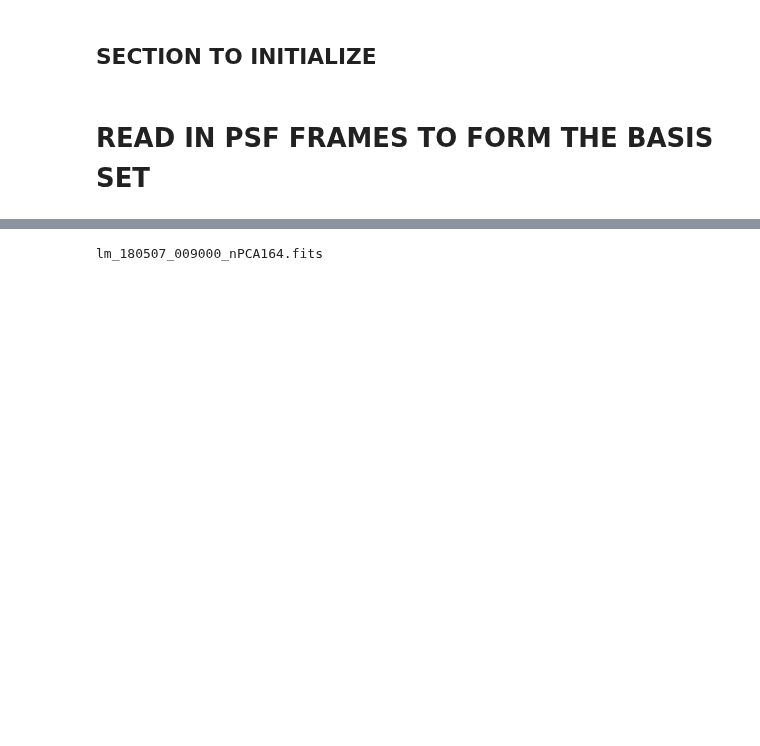
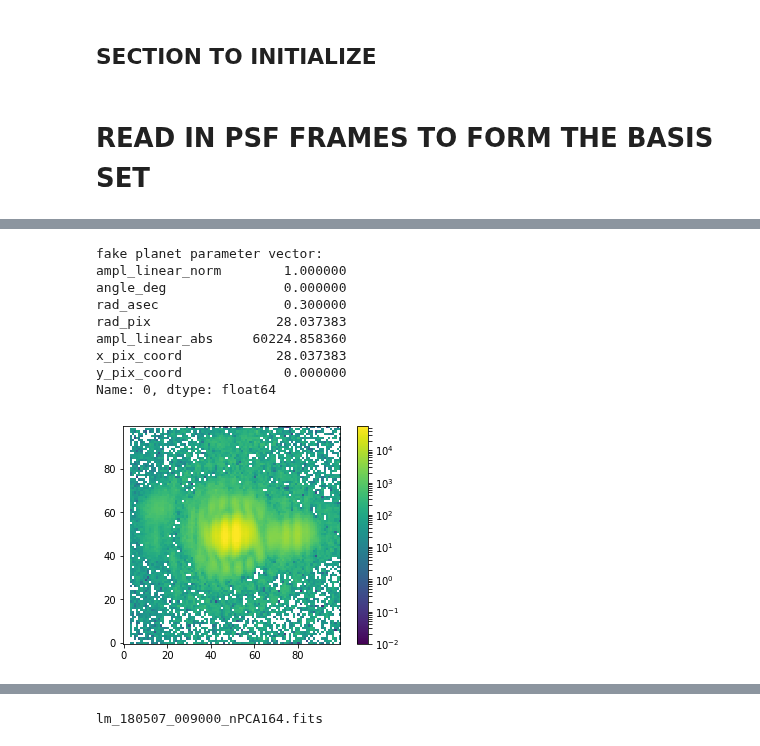
Before and after one commit to mwanakijiji/lbti_altair_fizeau, a Jupyter notebook: inject_fake_planets_test1.ipynb, the cells around one changed output, grey strips where cells are left out. Cells and saved outputs as stored; diff of their text form; code cells hidden in the pictures; blank space fills up the shorter version.

```diff
--- a/inject_fake_planets_test1.ipynb
+++ b/inject_fake_planets_test1.ipynb
@@ -327,0 +509,36 @@ test
+# %%
+# inject one planet
+
+y_cen, x_cen = 0.5*(np.subtract(np.shape(fit_unsat["recon_2d"]),1.))
+ampl_norm = 0.1
+
+# reconstructed host star PSF, amplitude of 1
+pos_num = 0
+print("fake planet parameter vector:")
+print(experiment_vector.iloc[pos_num])
+reconImg_shifted = scipy.ndimage.interpolation.shift(
+        fit_unsat["recon_2d"],
+        shift = [experiment_vector["y_pix_coord"][pos_num],
+                 experiment_vector["x_pix_coord"][pos_num]]) # shift in +y,+x convention
+
+# inject flux-scaled planet
+image_w_fake_planet = np.add(sciImg, ampl_norm*reconImg_shifted)
+
+plt.imshow(image_w_fake_planet, norm=LogNorm(vmin=0.01, vmax=55000), origin="lower")
+plt.colorbar()
+
+#plt.savefig("phys_star_plus_fake_planet.png")
+
+plt.show()
+#plt.clf()
+# %% [output]
+fake planet parameter vector:
+ampl_linear_norm        1.000000
+angle_deg               0.000000
+rad_asec                0.300000
+rad_pix                28.037383
+ampl_linear_abs     60224.858360
+x_pix_coord            28.037383
+y_pix_coord             0.000000
+Name: 0, dtype: float64
+[figure, added]
```
Also changed, not shown: parts of 27 cells of this notebook.
